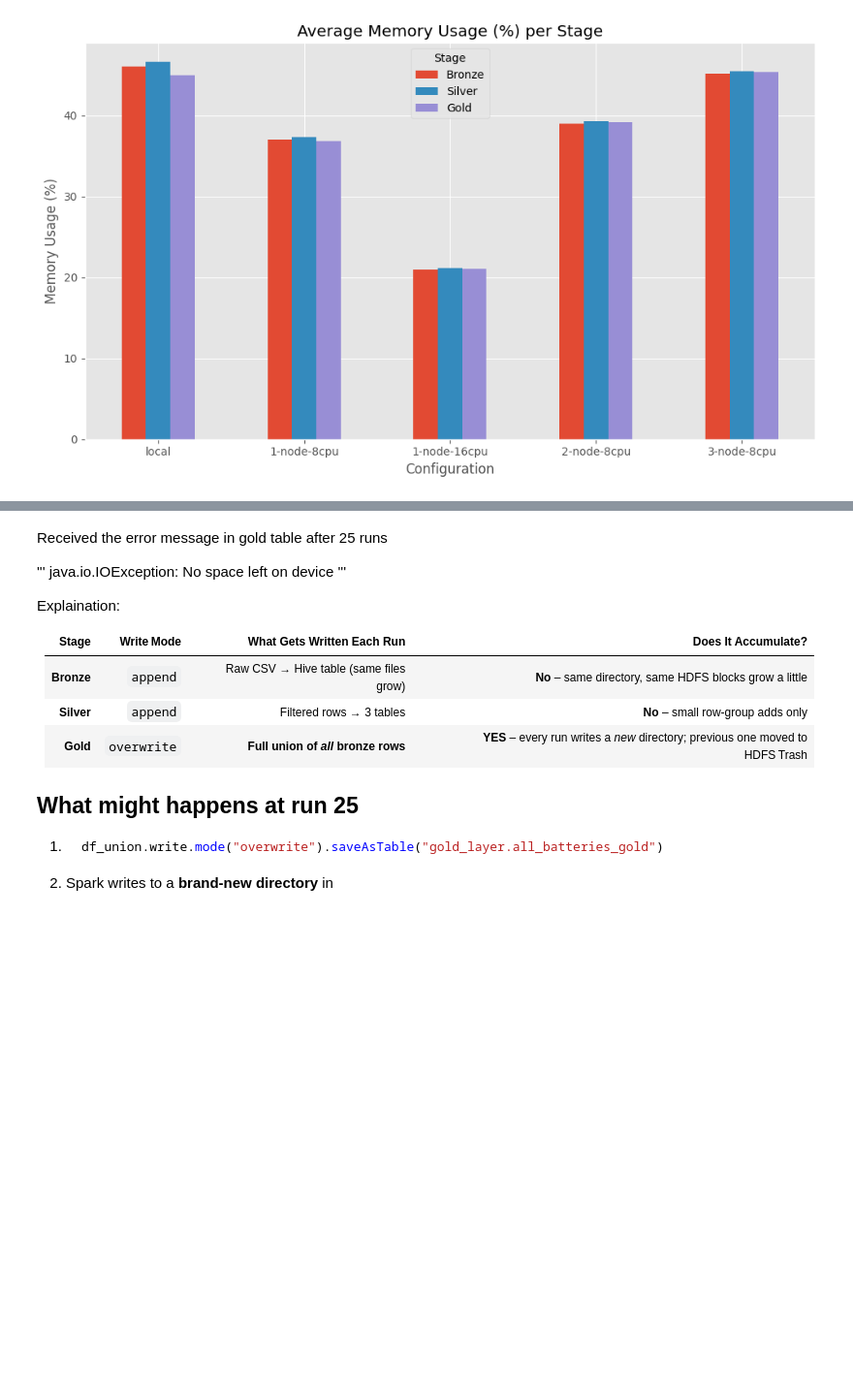
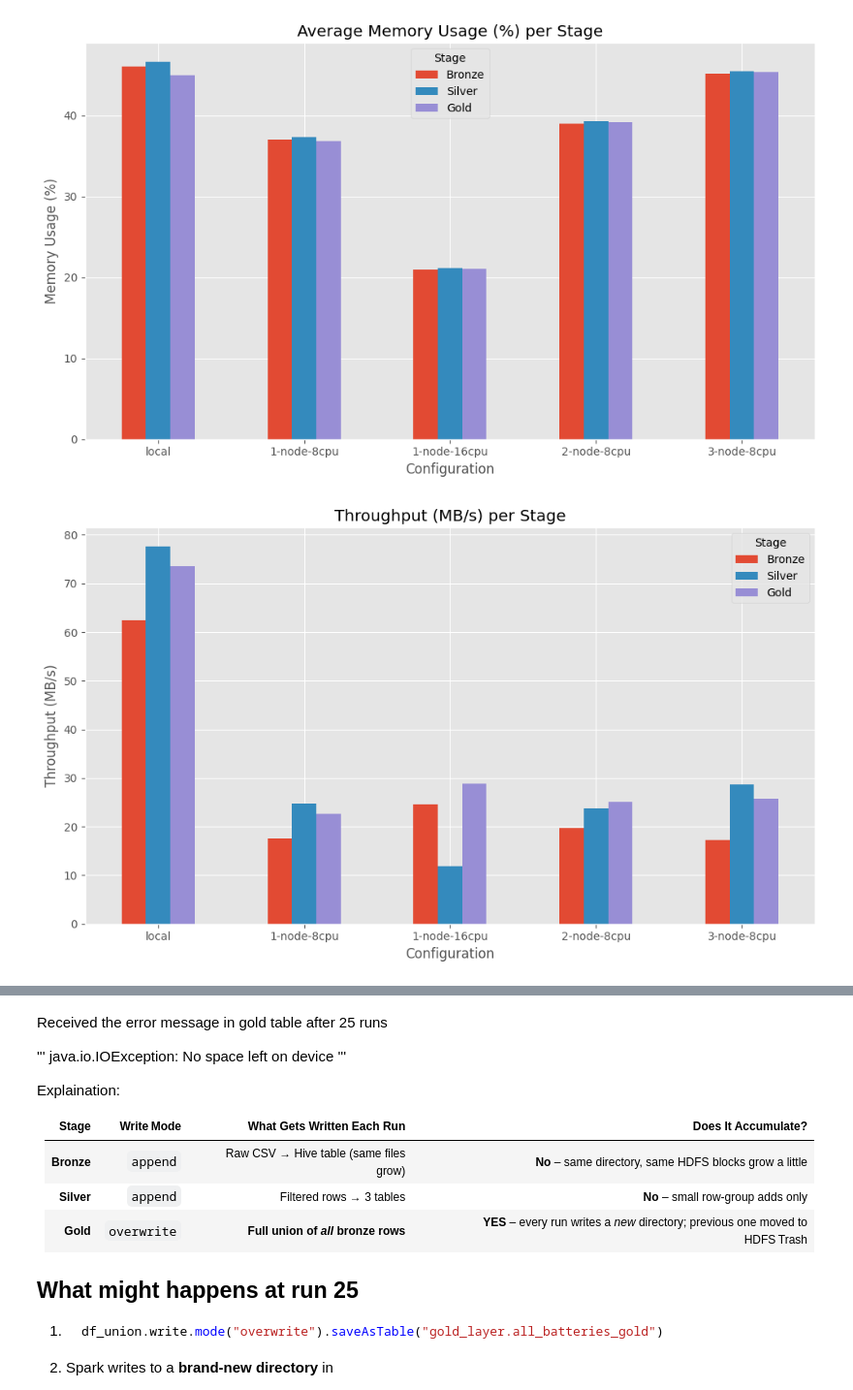
Before and after one commit to evie-mahsem-new/JetStream2_Benchmarking, a Jupyter notebook: results/visuals_pipeline.ipynb, the cells around one changed output, grey strips where cells are left out. Shown at 97% size. Drawn from its saved outputs; the diff is of its cells as text; code cells hidden in the pictures; blank space fills up the shorter version.

```diff
--- a/results/visuals_pipeline.ipynb
+++ b/results/visuals_pipeline.ipynb
@@ -309,6 +303,21 @@ plt.tight_layout()
 plt.show()
 # %% [output]
 [figure]
+# %%
+write_cols = ["throughput_bronze", "throughput_silver", "throughput_gold"]
+df_avg_write = df_avg[["config"] + write_cols].set_index("config")
+df_avg_write.columns = ["Bronze", "Silver", "Gold"]
+
+df_avg_write.plot(kind="bar", figsize=(10, 6))
+plt.title("Throughput (MB/s) per Stage")
+plt.ylabel("Throughput (MB/s)")
+plt.xlabel("Configuration")
+plt.xticks(rotation=0)
+plt.legend(title="Stage")
+plt.tight_layout()
+plt.show()
+# %% [output]
+[figure, added]
 # %%
 write_cols = ["write_bronze", "write_silver", "write_gold"]
 df_avg_write = df_avg[["config"] + write_cols].set_index("config")
```
Also changed, not shown: parts of 3 cells of this notebook, 2 other files.
